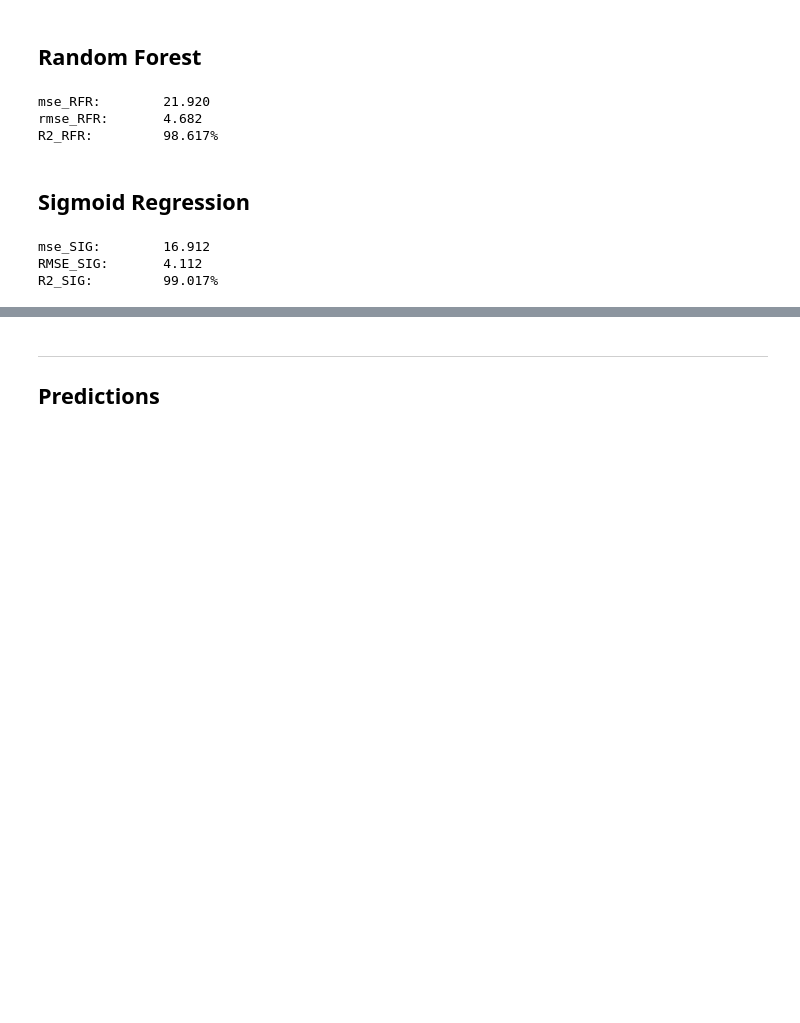
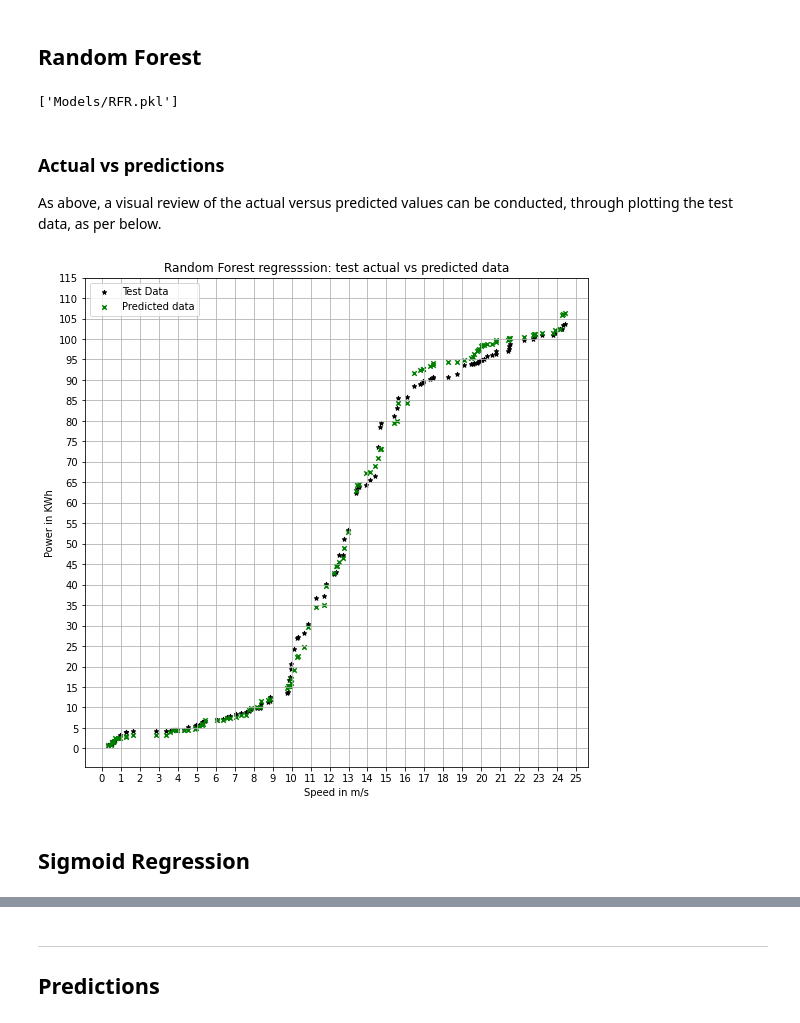
Before and after one commit to Clauric/Machine_Learning_Project, a Jupyter notebook: Regression models review notebook.ipynb, the cells around one changed output, grey strips where cells are left out. Drawn from its saved outputs; the diff is of its cells as text; code cells hidden in the pictures; blank space fills up the shorter version.

```diff
--- a/Regression models review notebook.ipynb
+++ b/Regression models review notebook.ipynb
@@ -210,23 +238,32 @@ R2_DTR:         98.212%
 # %%
 RFR_model = RandomForestRegressor().fit(sp_train_ar.reshape(-1,1), po_train_ar) # Create the random forest model, using the speed and power training arrays
 
-predictions_RFR = RFR_model.predict(sp_test_ar.reshape(-1,1))   # Use the model to predict the power values using the speed test array
-
 filename_RFR ="Models/RFR.pkl"                                  # State the file save location
 joblib.dump(RFR_model, filename_RFR)                            # Save the model as RFR in the model folder
-
-mse_RFR = mean_squared_error(po_test_ar, predictions_RFR)       # Determine the mean squared error of the random forest regression model
-print("mse_RFR:\t%.3f" % mse_RFR)
-
-rmse_RFR = np.sqrt(mse_RFR)                                     # Determine the root mean squared error of the random forest regression model
-print("rmse_RFR:\t%.3f" % rmse_RFR)
-
-r2_RFR = r2_score(po_test_ar, predictions_RFR)                  # Determine the square of the correlation of the random forset regression model
-print("R2_RFR:\t\t%.3f%%" % (r2_RFR * 100))
 # %% [output]
-mse_RFR:        21.920
-rmse_RFR:       4.682
-R2_RFR:         98.617%
+['Models/RFR.pkl']
+# %% [markdown]
+### Actual vs predictions
+As above, a visual review of the actual versus predicted values can be conducted, through plotting the test data, as per below.
+# %%
+# Generate the predictions array
+predict_RFR = RFR_model.predict(sp_test_ar.reshape(-1,1))       # Use the model to predict the power values using the speed test array
+
+# Plot the actual vs predictions array for the random forest regression model
+plt.figure(figsize = (9, 9))                                    # Set the plot size
+plt.scatter(x = np.sort(sp_test_ar), y = np.sort(po_test_ar), s = 20, marker = "*", color = "k", label = "Test Data") # Plot the speed and power on a graph
+plt.scatter(x = np.sort(sp_test_ar), y = np.sort(predict_RFR), s = 20, marker = "x", color = "g", label = "Predicted data") # Plot the speed and power on a graph
+plt.xticks(np.arange(0, round(cleansed_df["speed"].max(), 0) + 2, step = 1)) # Force all the xticks to be visible
+plt.yticks(np.arange(0, round(cleansed_df["power"].max(), 0) + 4, step = 5)) # Force all the xticks to be visible
+plt.grid(which = "major", axis = "x")                           # Show the minor grid lines on the x axis
+plt.grid(which = "major", axis = "y")                           # Show the minor grid lines on the y axis
+plt.ylabel("Power in KWh")                                      # Label the y axis
+plt.xlabel("Speed in m/s")                                      # Label the x axis
+plt.legend(loc = "best")                                        # Put the legend in the best place
+plt.title("Random Forest regresssion: test actual vs predicted data")  # Title of the graph
+plt.show()                                                      # Show the graph
+# %% [output]
+[figure, added]
 # %% [markdown]
 ## Sigmoid Regression
 # %%
@@ -238,25 +275,5 @@ p0 = [max(po_train_ar), np.median(sp_train_ar), 1, min(po_train_ar)]    # Initia
 
 popt, pcov = curve_fit(sigmoid, sp_train_ar, po_train_ar, p0, method='dogbox')  # Find the optimized values for the parameters (popt) and covariance of popt
 
-predict_sig = sigmoid(sp_test_ar, *popt)                        # USe the sigmoid optimised values to predict the power values using the speed test array
-
-# Mean squared error
-mse_SIG = mean_squared_error(predict_sig, po_test_ar)           # Use sklearn's mean_squared_error to determine the mean squared error of the sigmoid model
-print("mse_SIG:\t%.3f" % mse_SIG)
-
-# Root mean squared error
-rmse_SIG = np.sqrt(mse_SIG)                                     # Determine the root mean squared error of the sigmoid model
-print("RMSE_SIG:\t%.3f" % rmse_SIG)
-
-# r squared calculations
-r_matrix = np.corrcoef(po_test_ar, predict_sig)                 # Create a matric of the correlation coefficients of the predicted and actual power values using the power test array
-r = r_matrix[0,1]                                               # Choose the values at [0,1] from the matrix to determine the correlation coefficient
-r2_SIG = r**2                                                   # Get r squared by squaring r
-print("R2_SIG:\t\t%.3f%%" % (r2_SIG * 100))
-
-# Save arrays for later use
+# Save sigmoid optimized values for later use
 np.savetxt("Models/popt.csv", popt, delimiter = ",")            # Export the popt values for later reuse
-# %% [output]
-mse_SIG:        16.912
-RMSE_SIG:       4.112
-R2_SIG:         99.017%
```
Also changed, not shown: parts of 21 cells of this notebook, 2 other files.
